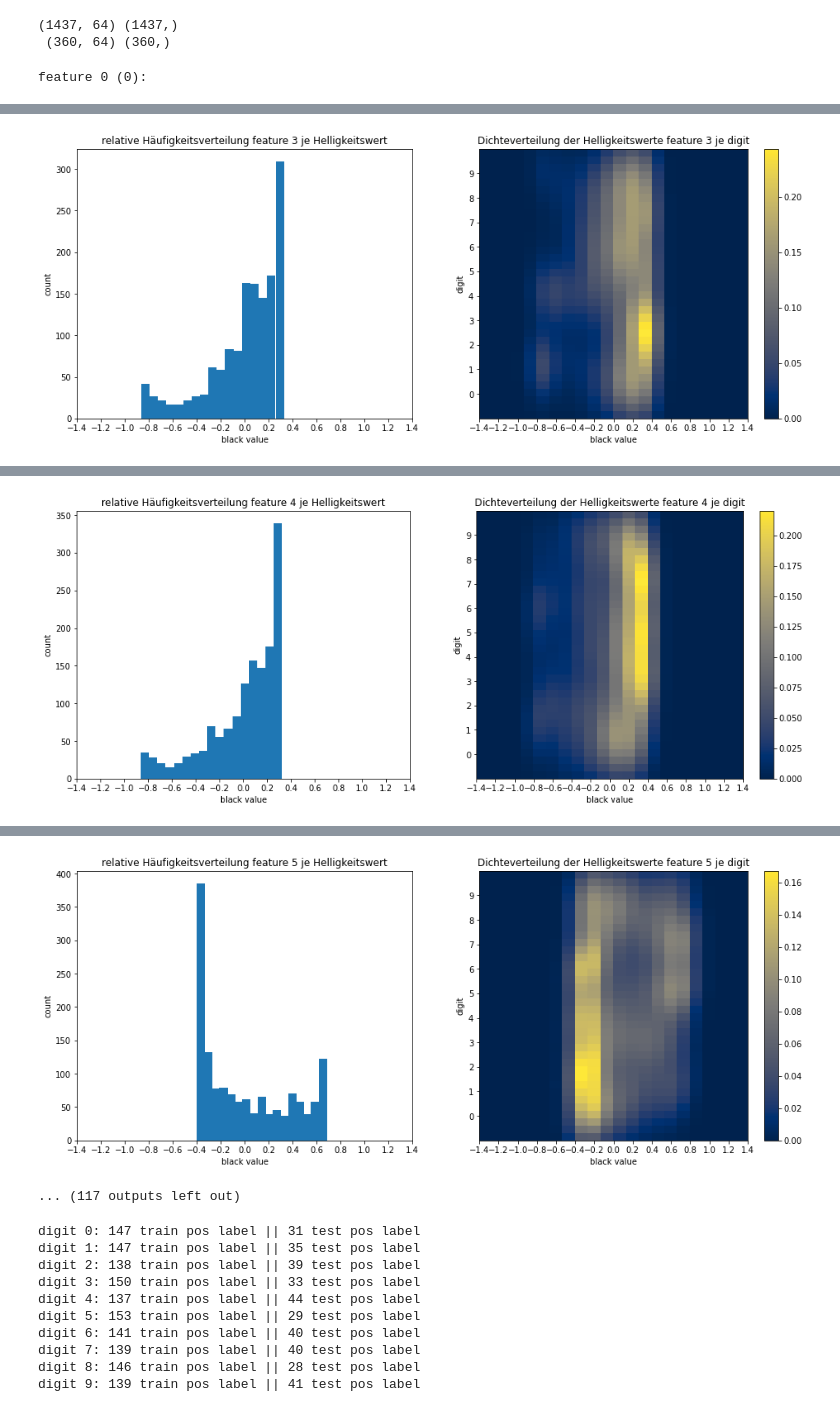
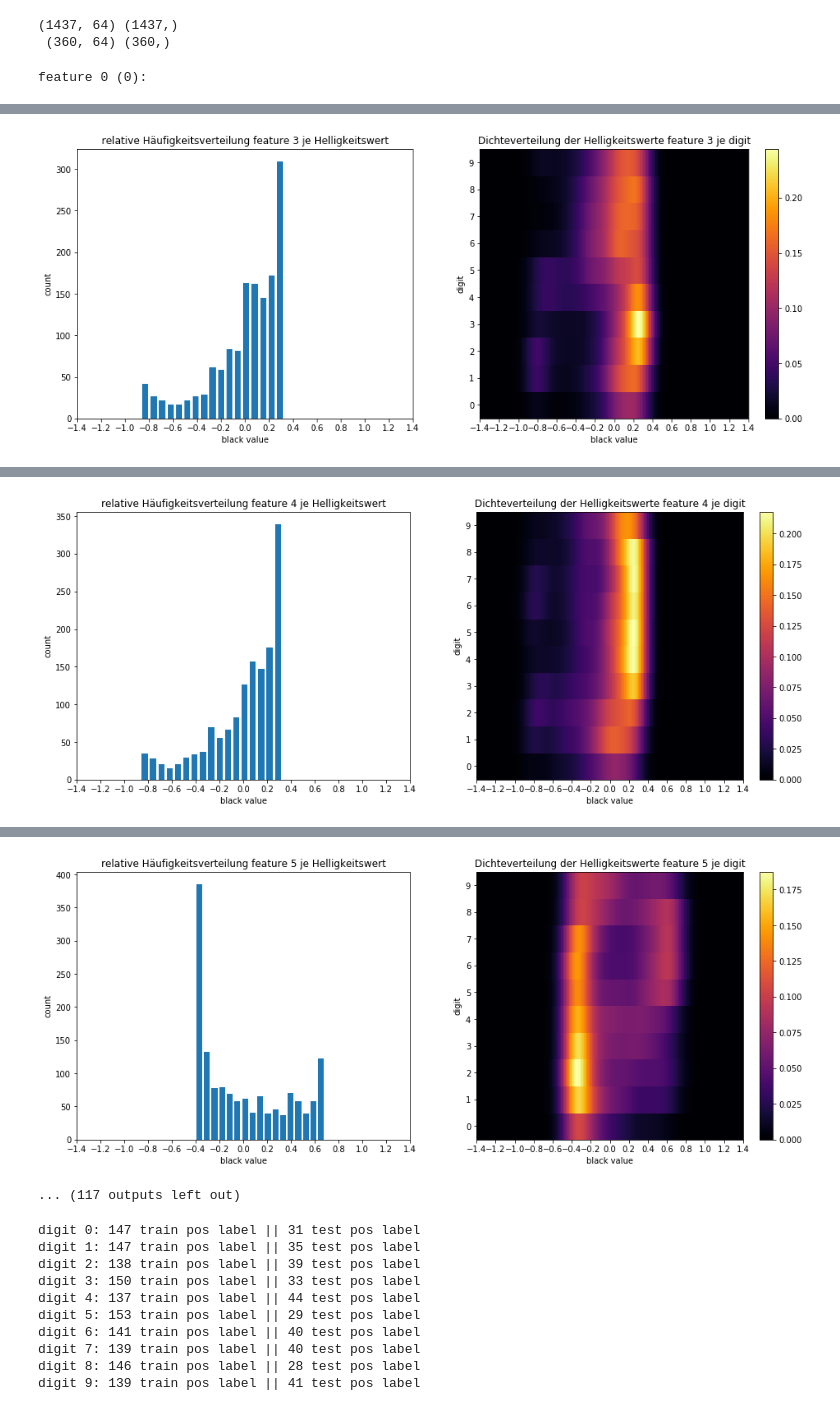
Before and after one commit to j4yj03/Uni, a Jupyter notebook: python/logit/logit_digit_544131.ipynb, the cells around one changed output, grey strips where cells are left out. Cells and saved outputs as stored; diff of their text form; code cells hidden in the pictures.

```diff
--- a/python/logit/logit_digit_544131.ipynb
+++ b/python/logit/logit_digit_544131.ipynb
@@ -48,7 +48,7 @@ print(np.max(X),np.min(X))
 # %%
 for ind in [0,20,500,508,1700,1787]:
     print(f'digit = {y[ind]} at index = {ind}')
-    plt.matshow(images[ind], cmap = cm.cividis)
+    plt.matshow(images[ind], cmap = cm.inferno)
     plt.colorbar()
     plt.show()
     print(f'{images[ind]}\n\n\n')
@@ -186,7 +186,7 @@ for ind, col in enumerate(X_train.T):
 
     label, counts = np.unique(col, return_counts=True)
 
-    ax.bar(label, counts, align='center', width=0.07)
+    ax.bar(label, counts, align='center', width=0.05)
     ax.set_xticks(labels)
     ax.set_xlim(xmin,xmax)
     ##
@@ -197,7 +197,7 @@ for ind, col in enumerate(X_train.T):
     rand = 0.0001*np.random.rand(np.size(col,0))-0.0001
     # KDE
     k = gaussian_kde(np.vstack([col+rand, y_train]))
-    xi, yi = np.mgrid[xmin-1:xmax+1:col.size**0.5*1j, y_train.min()-1:y_train.max()+1:y_train.size**0.5*1j]
+    xi, yi = np.mgrid[xmin:xmax:col.size**0.75*1j, y_train.min()-0.5:y_train.max()+0.5:y_train.size**0.3333*1j]
     zi = k(np.vstack([xi.flatten(), yi.flatten()]))
 
     ax2 = plt.subplot(gs[1])
@@ -205,14 +205,14 @@ for ind, col in enumerate(X_train.T):
     ax2.set_ylabel("digit")
     ax2.set_xticks(labels)
     ax2.set_yticks(targets)
-    ax2.set_ylim(-1,10)
+    ax2.set_ylim(-0.5,9.5)
     ax2.set_xlim(xmin,xmax)
     #ax2.matshow([col,y_train])
 
     #plot density
     #ax2.scatter(col, y_train, alpha=0.1)#, c=col, cmap=cm.cividis)
     #im = ax2.pcolormesh(xedges, yedges, Z.T)
-    im = ax2.pcolormesh(xi, yi, zi.reshape(xi.shape), cmap = cm.cividis, alpha=1)
+    im = ax2.pcolormesh(xi, yi, zi.reshape(xi.shape), cmap = cm.inferno, alpha=1)#cm.cividis GnBu YlOrBr viridis magma
     plt.colorbar(im)
 
     ##
@@ -252,7 +252,7 @@ corrcoef = 0.49390307225187013
 
 
 feature 3 (3):
-[figure, old version]
+[figure, new version]
 rows = 1437
 all numeric = True (float64)
 mean = 0.00019055993454752672
@@ -261,7 +261,7 @@ corrcoef = 0.4957747685959512
 
 
 feature 4 (4):
-[figure, old version]
+[figure, new version]
 rows = 1437
 all numeric = True (float64)
 mean = 0.0032786783953340816
@@ -270,7 +270,7 @@ corrcoef = 0.5551434466133338
 
 
 feature 5 (5):
-[figure, old version]
+[figure, new version]
 ... (117 outputs left out)
 # %%
 #X_train_9 =X_train[y_train==9]
```
Also changed, not shown: parts of 2 cells of this notebook.
